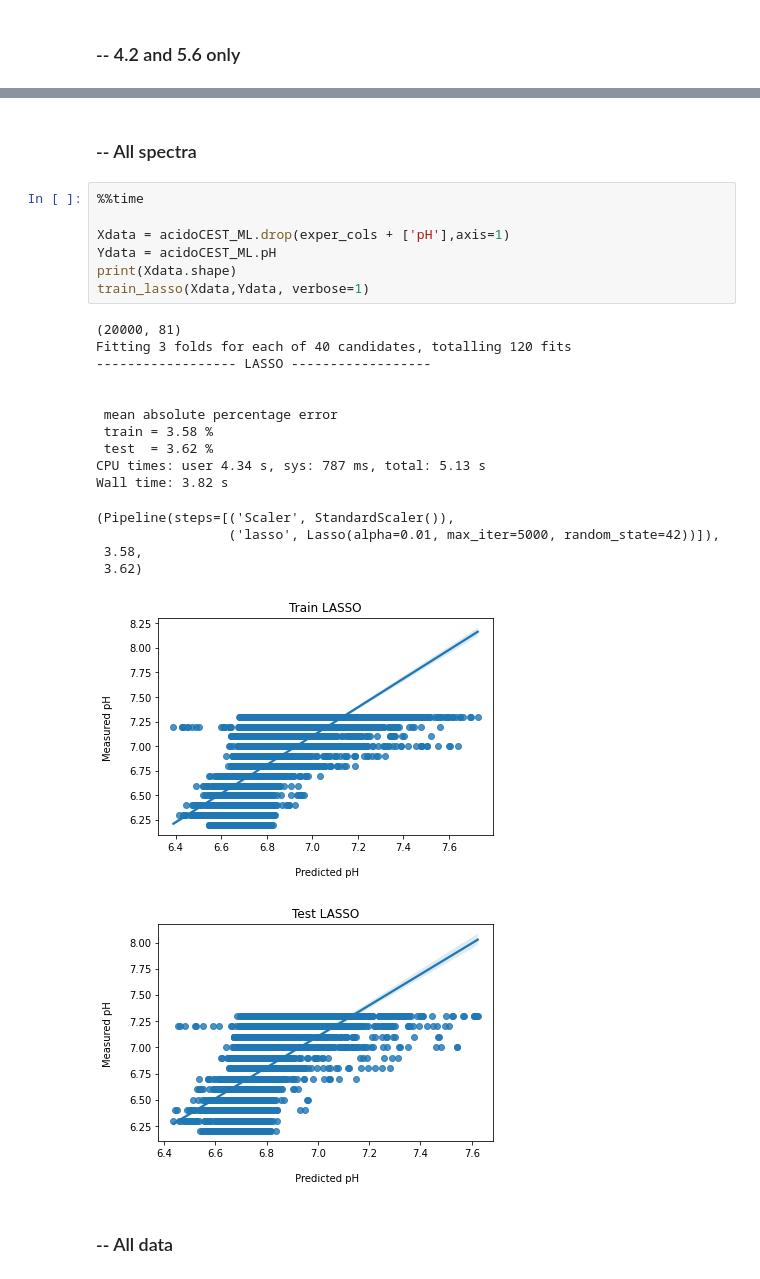
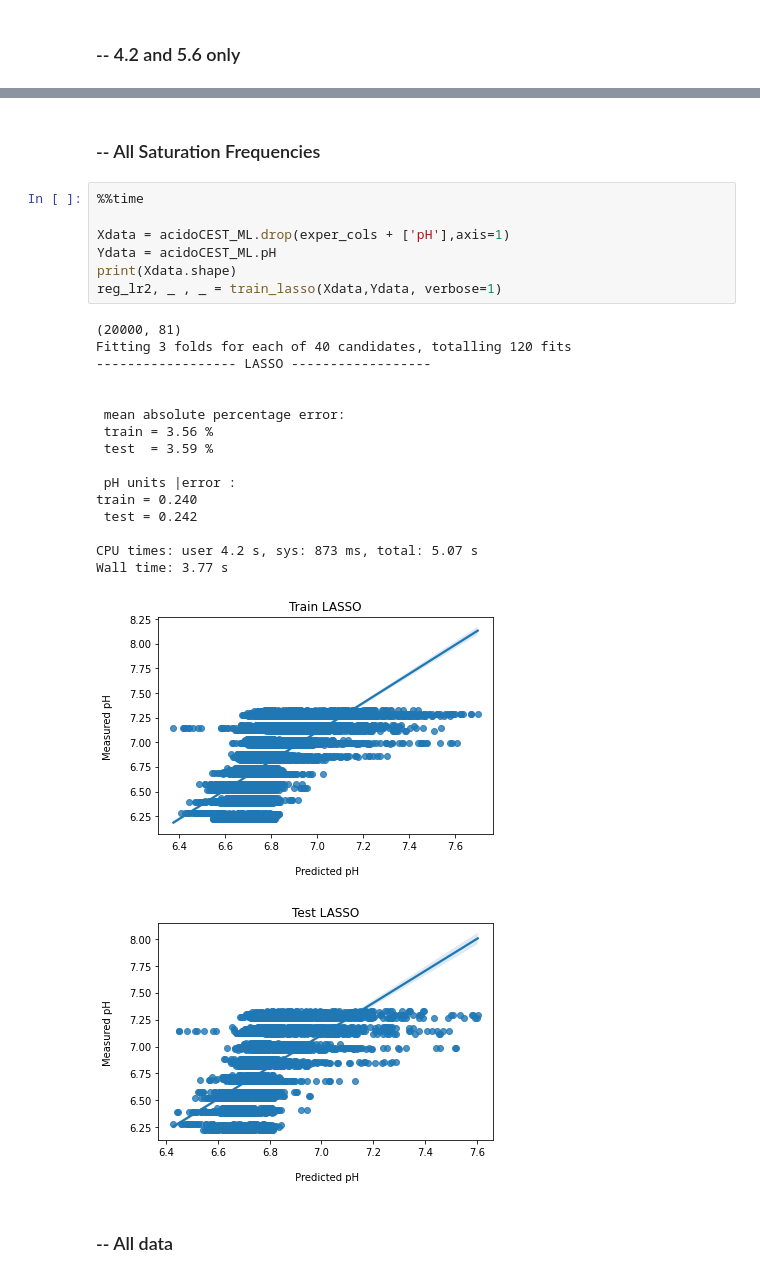
Before and after one commit to JCardenasRdz/acido_CEST_Machine_Learning, a Jupyter notebook: notebooks/2a-Regression-LASSO.ipynb, the cells around one changed output, grey strips where cells are left out. Drawn from its saved outputs; the diff is of its cells as text.

```diff
--- a/notebooks/2a-Regression-LASSO.ipynb
+++ b/notebooks/2a-Regression-LASSO.ipynb
@@ -115,29 +133,30 @@ Wall time: 2.24 s
-# %% [markdown]
-### -- All spectra
-# %%
-%%time
-
-Xdata = acidoCEST_ML.drop(exper_cols + ['pH'],axis=1)
-Ydata = acidoCEST_ML.pH
-print(Xdata.shape)
-train_lasso(Xdata,Ydata, verbose=1)
-# %% [output]
-(20000, 81)
-Fitting 3 folds for each of 40 candidates, totalling 120 fits
------------------- LASSO ------------------
-
-
- mean absolute percentage error
- train = 3.58 %
- test  = 3.62 %
-CPU times: user 4.34 s, sys: 787 ms, total: 5.13 s
-Wall time: 3.82 s
-(Pipeline(steps=[('Scaler', StandardScaler()),
-                 ('lasso', Lasso(alpha=0.01, max_iter=5000, random_state=42))]),
- 3.58,
- 3.62)
-[figure, removed]
-[figure, removed]
+# %% [markdown]
+### -- All Saturation Frequencies
+# %%
+%%time
+
+Xdata = acidoCEST_ML.drop(exper_cols + ['pH'],axis=1)
+Ydata = acidoCEST_ML.pH
+print(Xdata.shape)
+reg_lr2, _ , _ = train_lasso(Xdata,Ydata, verbose=1)
+# %% [output]
+(20000, 81)
+Fitting 3 folds for each of 40 candidates, totalling 120 fits
+------------------ LASSO ------------------
+
+
+ mean absolute percentage error:
+ train = 3.56 %
+ test  = 3.59 %
+
+ pH units |error :
+train = 0.240
+ test = 0.242
+
+CPU times: user 4.2 s, sys: 873 ms, total: 5.07 s
+Wall time: 3.77 s
+[figure, added]
+[figure, added]
 # %% [markdown]
 ### -- All data
 # %%
```
Also changed, not shown: parts of 13 cells of this notebook, 2 other files.
